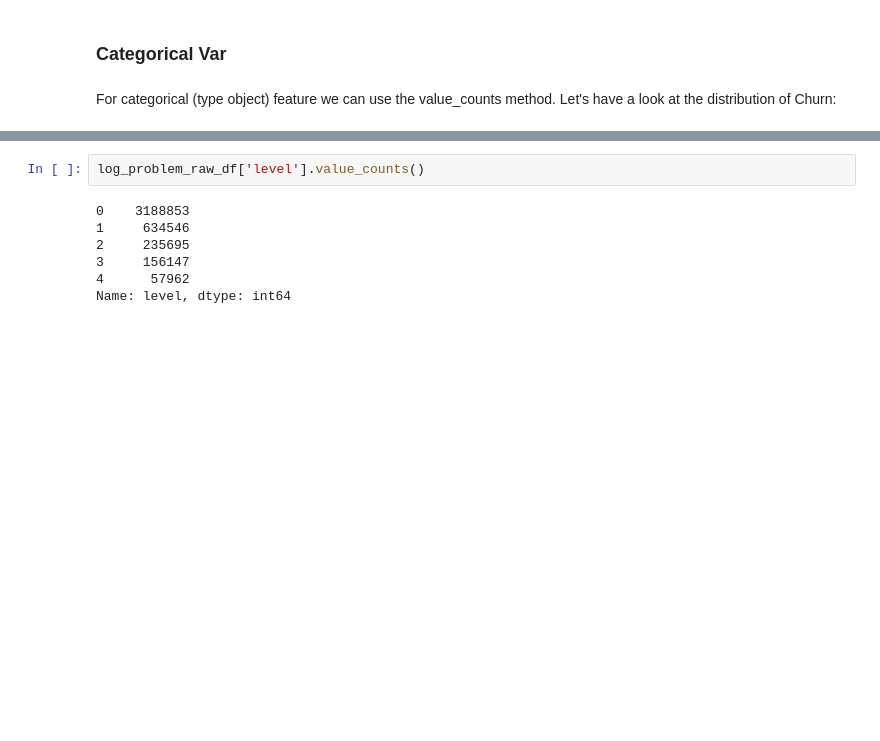
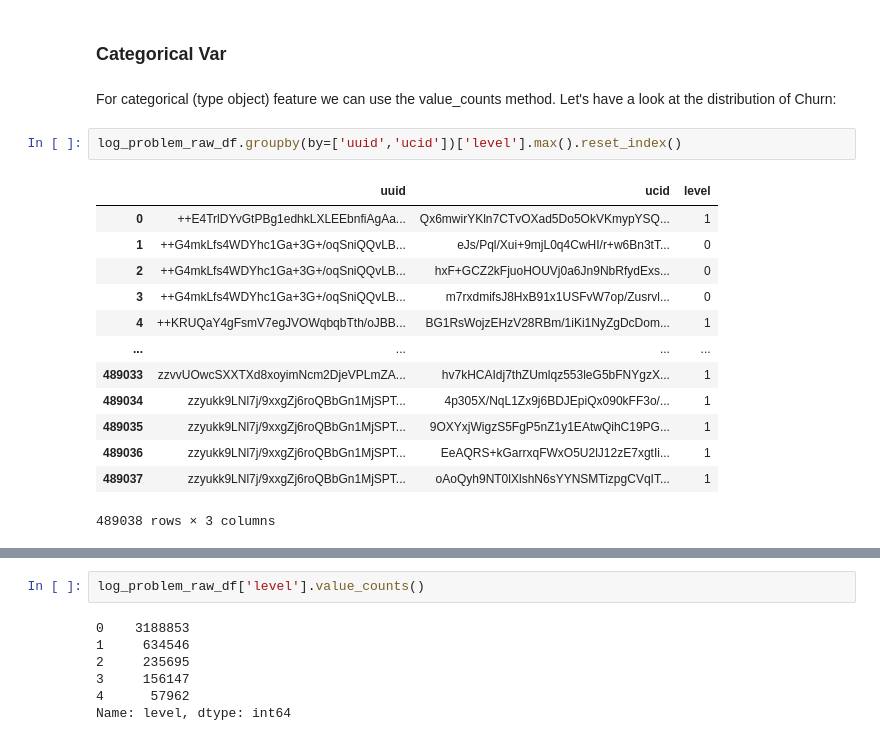
Before and after one commit to likweitan/Assessing-the-Readiness-of-HEI-in-Malaysia-to-Accept-Generation-Alpha, a Jupyter notebook: notebooks/1.3-data-exploration-log-problem.ipynb, the cells around one changed output, grey strips where cells are left out. Saved outputs shown, nothing was run; the diff lists cells and outputs as text; blank space fills up the shorter version.

```diff
--- a/notebooks/1.3-data-exploration-log-problem.ipynb
+++ b/notebooks/1.3-data-exploration-log-problem.ipynb
@@ -150,3 +150,19 @@ log_problem_raw_df.describe()
 ### Categorical Var
 # %% [markdown]
 For categorical (type object) feature we can use the value_counts method. Let's have a look at the distribution of Churn:
+# %%
+log_problem_raw_df.groupby(by=['uuid','ucid'])['level'].max().reset_index()
+# %% [output]
+|  | uuid | ucid | level |
+| 0 | ++E4TrlDYvGtPBg1edhkLXLEEbnfiAgAa... | Qx6mwirYKln7CTvOXad5Do5OkVKmypYSQ... | 1 |
+| 1 | ++G4mkLfs4WDYhc1Ga+3G+/oqSniQQvLB... | eJs/Pql/Xui+9mjL0q4CwHI/r+w6Bn3tT... | 0 |
+| 2 | ++G4mkLfs4WDYhc1Ga+3G+/oqSniQQvLB... | hxF+GCZ2kFjuoHOUVj0a6Jn9NbRfydExs... | 0 |
+| 3 | ++G4mkLfs4WDYhc1Ga+3G+/oqSniQQvLB... | m7rxdmifsJ8HxB91x1USFvW7op/Zusrvl... | 0 |
+| 4 | ++KRUQaY4gFsmV7egJVOWqbqbTth/oJBB... | BG1RsWojzEHzV28RBm/1iKi1NyZgDcDom... | 1 |
+| ... | ... | ... | ... |
+| 489033 | zzvvUOwcSXXTXd8xoyimNcm2DjeVPLmZA... | hv7kHCAIdj7thZUmlqz553leG5bFNYgzX... | 1 |
+| 489034 | zzyukk9LNl7j/9xxgZj6roQBbGn1MjSPT... | 4p305X/NqL1Zx9j6BDJEpiQx090kFF3o/... | 1 |
+| 489035 | zzyukk9LNl7j/9xxgZj6roQBbGn1MjSPT... | 9OXYxjWigzS5FgP5nZ1y1EAtwQihC19PG... | 1 |
+| 489036 | zzyukk9LNl7j/9xxgZj6roQBbGn1MjSPT... | EeAQRS+kGarrxqFWxO5U2lJ12zE7xgtIi... | 1 |
+| 489037 | zzyukk9LNl7j/9xxgZj6roQBbGn1MjSPT... | oAoQyh9NT0lXlshN6sYYNSMTizpgCVqIT... | 1 |
+489038 rows × 3 columns
```
Also changed, not shown: parts of 3 cells of this notebook, 5 other files.
